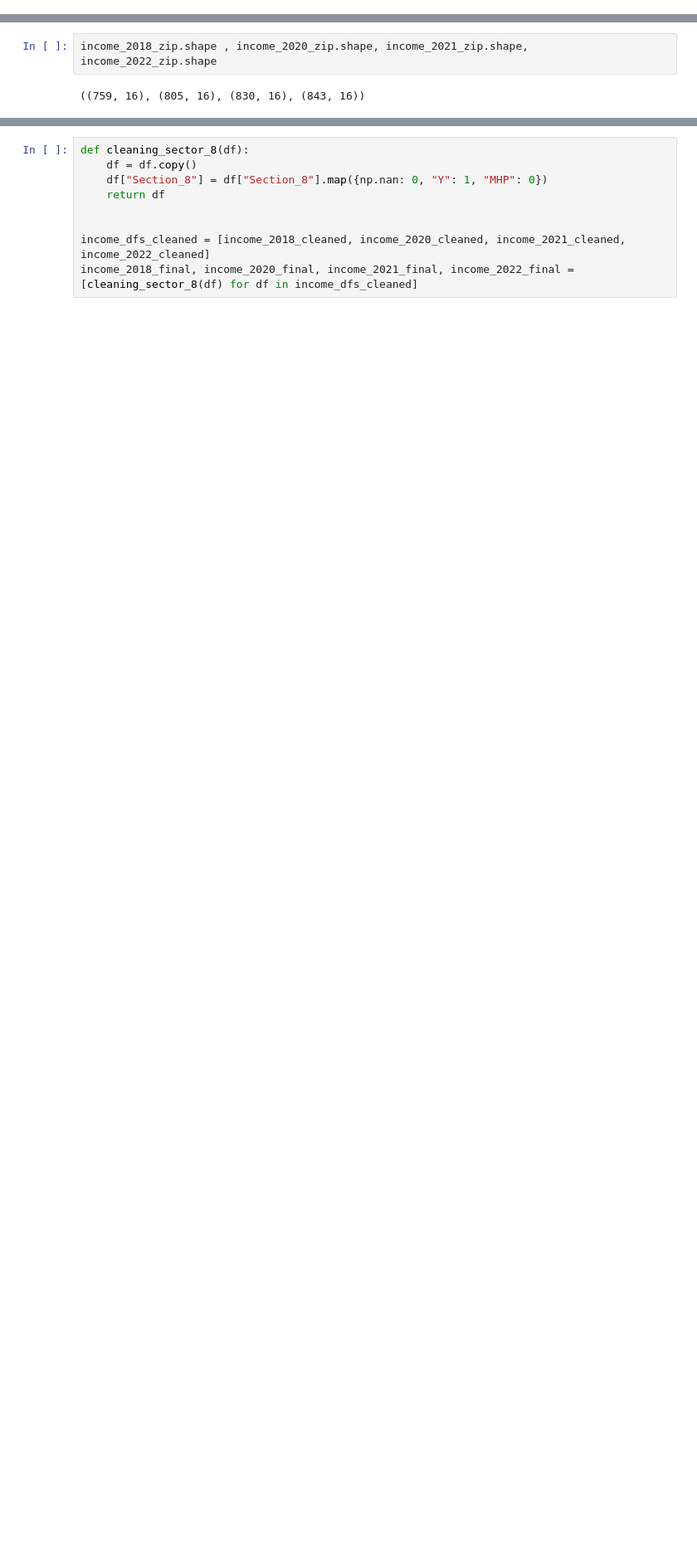
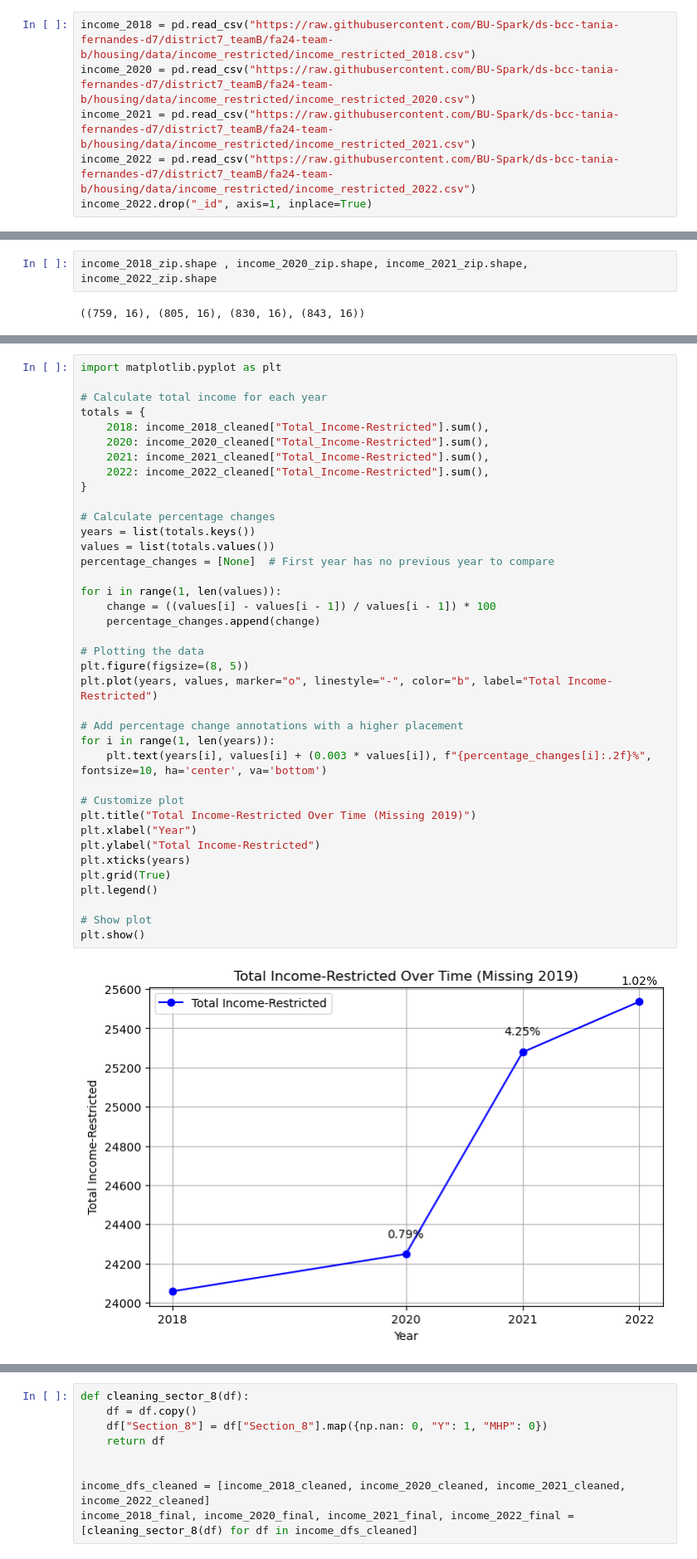
Before and after one commit to BU-Spark/ds-bcc-tania-fernandes-d7, a Jupyter notebook: fa24-team-b/housing/notebooks/income_restricted_housing/income_restricted_housing.ipynb, the cells around one changed output, grey strips where cells are left out. Shown: that part at 83% size. Cells and saved outputs as stored; diff of their text form; blank space fills up the shorter version.

```diff
--- a/fa24-team-b/housing/notebooks/income_restricted_housing/income_restricted_housing.ipynb
+++ b/fa24-team-b/housing/notebooks/income_restricted_housing/income_restricted_housing.ipynb
@@ -11,2 +8,8 @@ income_2022.drop("_id", axis=1, inplace=True)
+# %%
+income_2018 = pd.read_csv("https://raw.githubusercontent.com/BU-Spark/ds-bcc-tania-fernandes-d7/district7_teamB/fa24-team-b/housing/data/income_restricted/income_restricted_2018.csv")
+income_2020 = pd.read_csv("https://raw.githubusercontent.com/BU-Spark/ds-bcc-tania-fernandes-d7/district7_teamB/fa24-team-b/housing/data/income_restricted/income_restricted_2020.csv")
+income_2021 = pd.read_csv("https://raw.githubusercontent.com/BU-Spark/ds-bcc-tania-fernandes-d7/district7_teamB/fa24-team-b/housing/data/income_restricted/income_restricted_2021.csv")
+income_2022 = pd.read_csv("https://raw.githubusercontent.com/BU-Spark/ds-bcc-tania-fernandes-d7/district7_teamB/fa24-team-b/housing/data/income_restricted/income_restricted_2022.csv")
+income_2022.drop("_id", axis=1, inplace=True)
 # %%
 def cleaning_zip(data):
@@ -92,6 +136,46 @@ plt.legend()
 plt.show()
 # %% [output]
 [figure]
+# %%
+import matplotlib.pyplot as plt
+
+# Calculate total income for each year
+totals = {
+    2018: income_2018_cleaned["Total_Income-Restricted"].sum(),
+    2020: income_2020_cleaned["Total_Income-Restricted"].sum(),
+    2021: income_2021_cleaned["Total_Income-Restricted"].sum(),
+    2022: income_2022_cleaned["Total_Income-Restricted"].sum(),
+}
+
+# Calculate percentage changes
+years = list(totals.keys())
+values = list(totals.values())
+percentage_changes = [None]  # First year has no previous year to compare
+
+for i in range(1, len(values)):
+    change = ((values[i] - values[i - 1]) / values[i - 1]) * 100
+    percentage_changes.append(change)
+
+# Plotting the data
+plt.figure(figsize=(8, 5))
+plt.plot(years, values, marker="o", linestyle="-", color="b", label="Total Income-Restricted")
+
+# Add percentage change annotations with a higher placement
+for i in range(1, len(years)):
+    plt.text(years[i], values[i] + (0.003 * values[i]), f"{percentage_changes[i]:.2f}%", fontsize=10, ha='center', va='bottom')
+
+# Customize plot
+plt.title("Total Income-Restricted Over Time (Missing 2019)")
+plt.xlabel("Year")
+plt.ylabel("Total Income-Restricted")
+plt.xticks(years)
+plt.grid(True)
+plt.legend()
+
+# Show plot
+plt.show()
+# %% [output]
+[figure, added]
 # %%
 totals_rental = {
     2018: income_2018_cleaned["Income-Restricted_Rental"].sum(),
```
Also changed, not shown: parts of 11 cells of this notebook.
